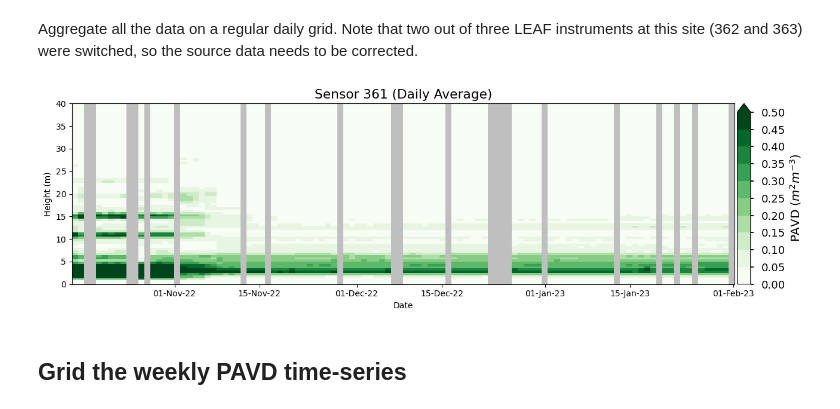
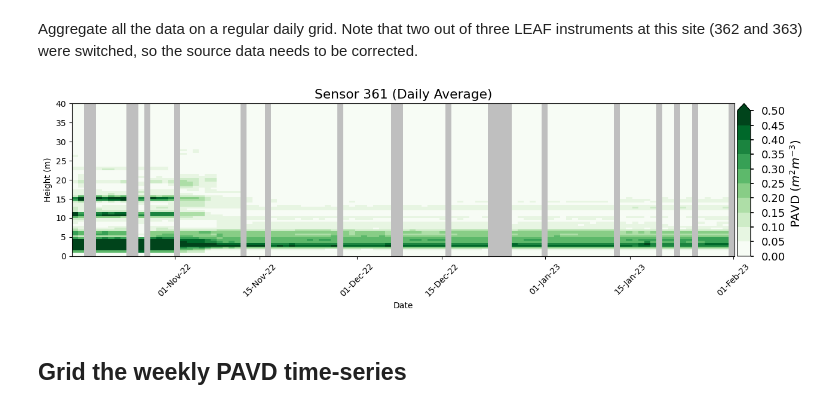
Before and after one commit to armstonj/pylidar-tls-canopy, a Jupyter notebook: notebooks/03_leaf_example.ipynb, the cells around one changed output. Drawn from its saved outputs; the diff is of its cells as text; code cells hidden in the pictures.

```diff
--- a/notebooks/03_leaf_example.ipynb
+++ b/notebooks/03_leaf_example.ipynb
@@ -90,7 +90,7 @@ def plot_xyz(x, y, z, c, figsize=[8,8], elev=None, azim=None, cmap='viridis', xy
 
 def plot_timseries_2d(data, clim=[0,0.2], title=None, nbins='auto', cmap='gist_earth',
     label=r'PAVD ($m^{2} m^{-3}$)', facecolor='0.5', extend='max', extent=None,
-    figsize=(20,10), xticks=None):
+    figsize=(20,10), xticks=None, xrotation=0):
     """Example function to plot a 2D histogram of the LEAF PAVD time-series"""
     fig, ax = plt.subplots(ncols=1, nrows=1, squeeze=True, figsize=figsize)
     with plt.style.context('seaborn-talk'):
@@ -105,6 +105,7 @@ def plot_timseries_2d(data, clim=[0,0.2], title=None, nbins='auto', cmap='gist_e
             ax.set_title(title)
         p = ax.imshow(data, interpolation='none', clim=clim, cmap=cmap, alpha=1.0,
                       vmin=clim[0], vmax=clim[1], extent=extent, aspect='auto')
+        plt.setp(ax.xaxis.get_majorticklabels(), rotation=xrotation)
         divider = make_axes_locatable(ax)
         cax = divider.append_axes('right', size='2%', pad=0.05)
         cbar = fig.colorbar(p, label=label, cax=cax, extend=extend)
@@ -368,22 +369,23 @@ with grid.LidarGrid(ndays, nbins, 0, nbins, resolution=1, init_cntgrid=True) as
         day = (d - leaf_hinge_vpp[0].datetime).days
         scan = scan_hours.index(d.hour)
         if quality_flags[scan][day]:
-            pai_z = leaf_hinge_vpp[i].calcHingePlantProfiles()
-            pavd = leaf_hinge_vpp[i].get_pavd(pai_z)
-            grd.add_column(pavd, day, method='MEAN')
+            if hasattr(leaf_hinge_vpp[i], 'pgap_theta_z'):
+                pai_z = leaf_hinge_vpp[i].calcHingePlantProfiles()
+                pavd = leaf_hinge_vpp[i].get_pavd(pai_z)
+                grd.add_column(pavd, day, method='MEAN')
 
     grd.finalize_grid(method='MEAN')
     pavd_grid = grd.get_grid()
 # %%
 extent = [mdates.date2num(leaf_dates[0]),mdates.date2num(leaf_dates[-1]),0,max_h]
 
 pavd_grid = np.ma.masked_equal(pavd_grid, -9999)
 
 plot_timseries_2d(pavd_grid[0,::-1,:], clim=[0,0.5], title=f'Sensor {sensor:d} (Daily Average)', nbins=10,
-                  cmap=matplotlib.cm.get_cmap('Greens',10), label=r'PAVD ($m^{2} m^{-3}$)',
+                  cmap=matplotlib.cm.get_cmap('Greens',10), label=r'PAVD ($m^{2} m^{-3}$)', xrotation=45,
                   facecolor='0.75', extend='max', extent=extent, figsize=(13,4))
 # %% [output]
-[figure, old version]
+[figure, new version]
 # %% [markdown]
 ## Grid the weekly PAVD time-series
 # %% [markdown]
```
Also changed, not shown: parts of 2 cells of this notebook.
